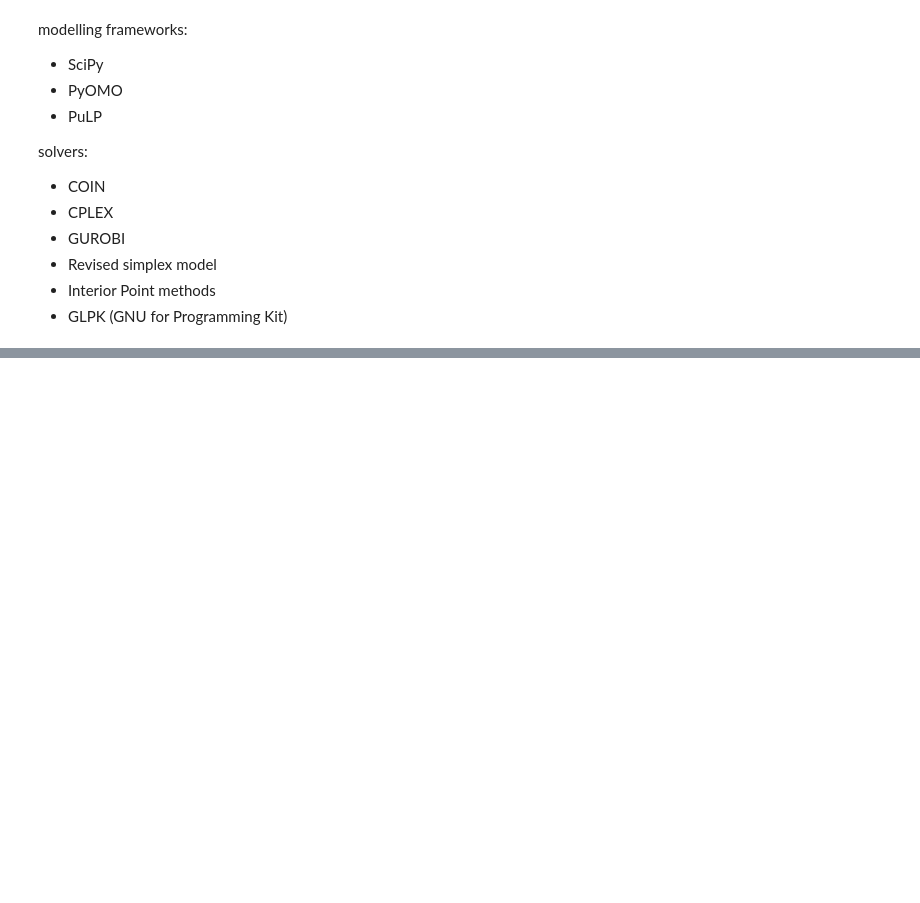
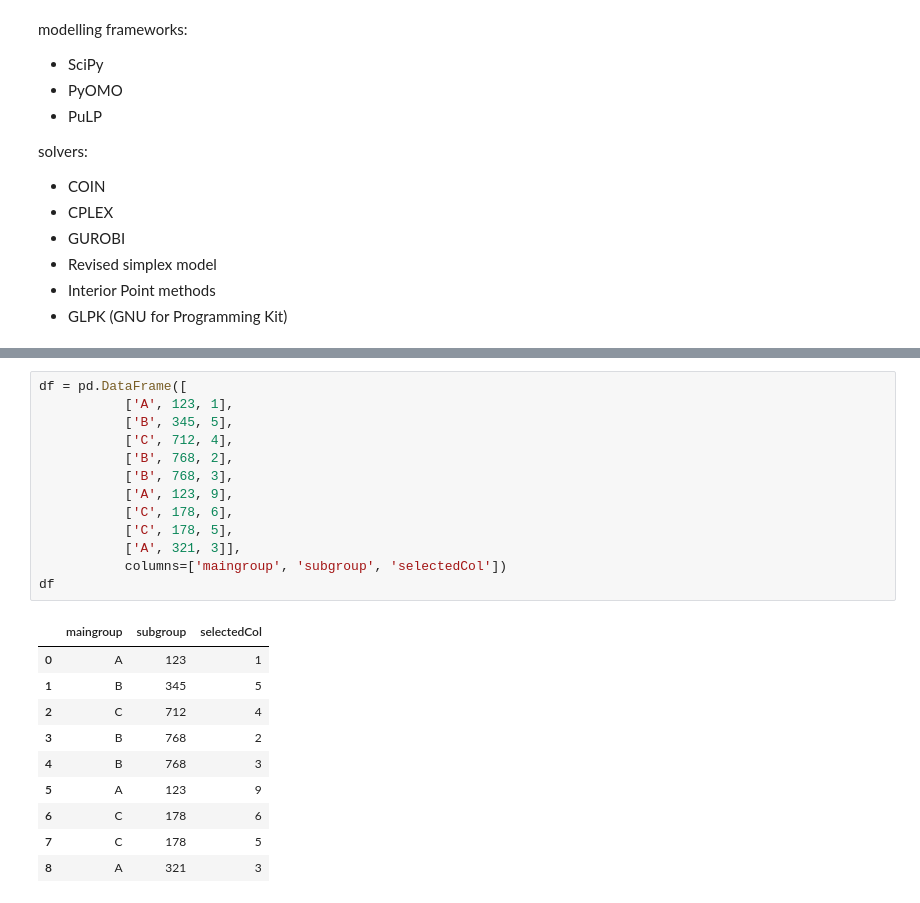
Before and after one commit to saif1457/iems394, a Jupyter notebook: Untitled.ipynb, the cells around one changed output, grey strips where cells are left out. Drawn from its saved outputs; the diff is of its cells as text; blank space fills up the shorter version.

```diff
--- a/Untitled.ipynb
+++ b/Untitled.ipynb
@@ -72,0 +286,24 @@ solvers:
+# %%
+df = pd.DataFrame([
+           ['A', 123, 1],
+           ['B', 345, 5],
+           ['C', 712, 4],
+           ['B', 768, 2],
+           ['B', 768, 3],
+           ['A', 123, 9],
+           ['C', 178, 6],
+           ['C', 178, 5],
+           ['A', 321, 3]],
+           columns=['maingroup', 'subgroup', 'selectedCol'])
+df
+# %% [output]
+|  | maingroup | subgroup | selectedCol |
+| 0 | A | 123 | 1 |
+| 1 | B | 345 | 5 |
+| 2 | C | 712 | 4 |
+| 3 | B | 768 | 2 |
+| 4 | B | 768 | 3 |
+| 5 | A | 123 | 9 |
+| 6 | C | 178 | 6 |
+| 7 | C | 178 | 5 |
+| 8 | A | 321 | 3 |
```
Also changed, not shown: parts of 24 cells of this notebook, 1 other file.
